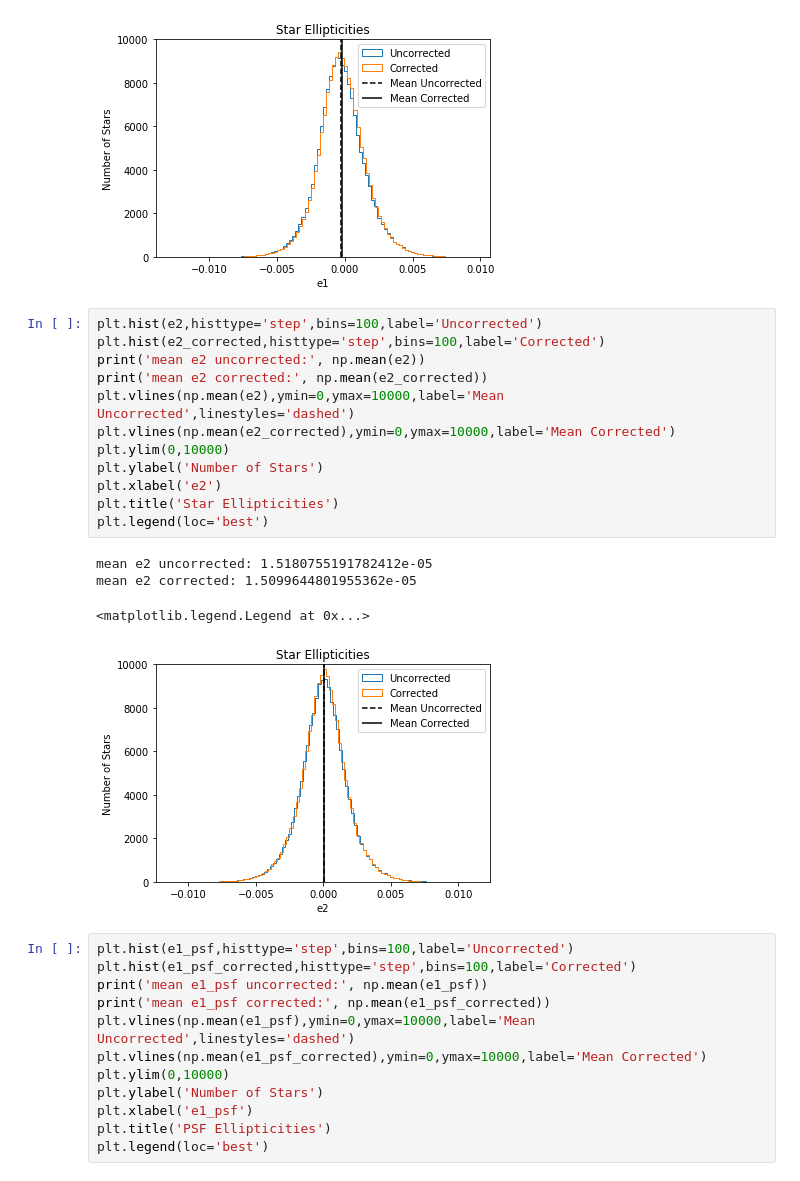
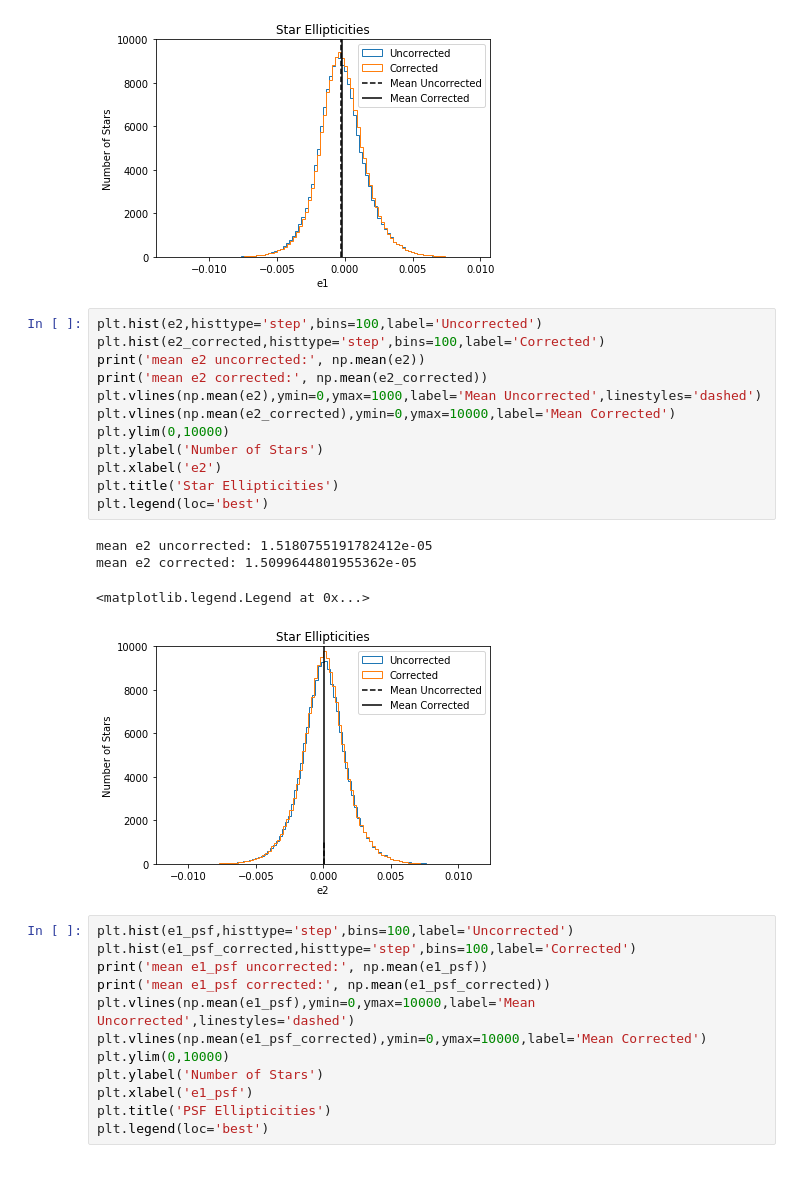
Before and after one commit to ellongley/DC2-BF-Tests, a Jupyter notebook: Run 2.1i BF Tests.ipynb, the cells around one changed output. Cells and saved outputs as stored; diff of their text form.

```diff
--- a/Run 2.1i BF Tests.ipynb
+++ b/Run 2.1i BF Tests.ipynb
@@ -75,20 +90,20 @@ mean e2 corrected: -0.00022437001814668166
 # %%
 plt.hist(e2,histtype='step',bins=100,label='Uncorrected')
 plt.hist(e2_corrected,histtype='step',bins=100,label='Corrected')
 print('mean e2 uncorrected:', np.mean(e2))
 print('mean e2 corrected:', np.mean(e2_corrected))
-plt.vlines(np.mean(e2),ymin=0,ymax=10000,label='Mean Uncorrected',linestyles='dashed')
+plt.vlines(np.mean(e2),ymin=0,ymax=1000,label='Mean Uncorrected',linestyles='dashed')
 plt.vlines(np.mean(e2_corrected),ymin=0,ymax=10000,label='Mean Corrected')
 plt.ylim(0,10000)
 plt.ylabel('Number of Stars')
 plt.xlabel('e2')
 plt.title('Star Ellipticities')
 plt.legend(loc='best')
 # %% [output]
 mean e2 uncorrected: 1.5180755191782412e-05
 mean e2 corrected: 1.5099644801955362e-05
 <matplotlib.legend.Legend at 0x...>
-[figure, old version]
+[figure, new version]
 # %%
 plt.hist(e1_psf,histtype='step',bins=100,label='Uncorrected')
 plt.hist(e1_psf_corrected,histtype='step',bins=100,label='Corrected')
```
Also changed, not shown: parts of 81 cells of this notebook.
